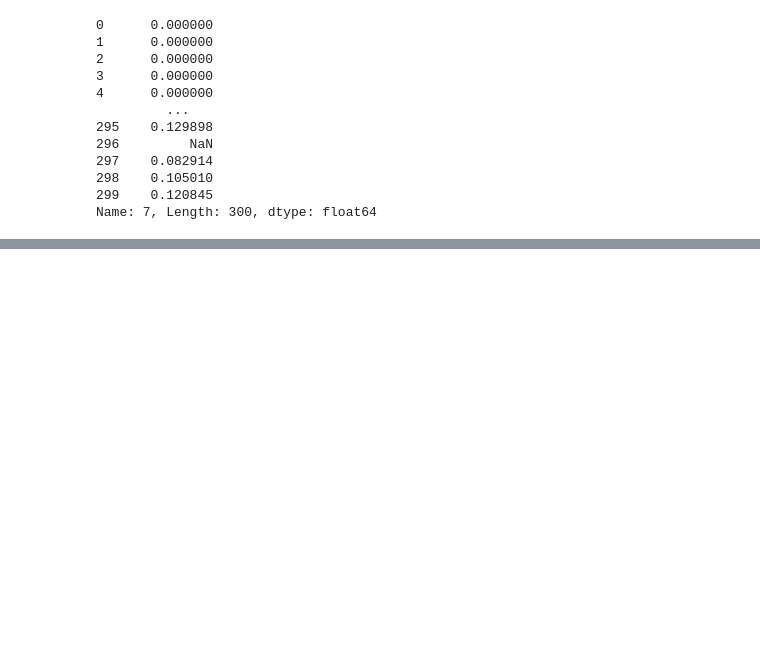
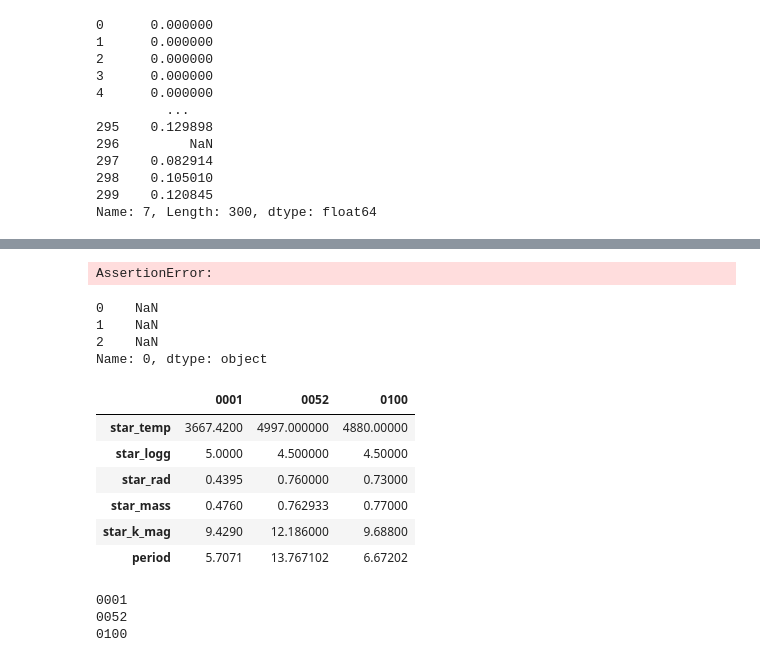
Before and after one commit to Wabinab/ariel_ml_2021, a Jupyter notebook: testing.ipynb, the cells around one changed output, grey strips where cells are left out. Cells and saved outputs as stored; diff of their text form; code cells hidden in the pictures; blank space fills up the shorter version.

```diff
--- a/utils/testing.ipynb
+++ b/testing.ipynb
@@ -54,3 +56,5 @@ sqrt_transform
 298    0.105010
 299    0.120845
 Name: 7, Length: 300, dtype: float64
+# %%
+df = call_class.read_noisy_extra_param()
@@ -56,0 +75,24 @@ Name: 7, Length: 300, dtype: float64
+# %%
+assert True in test
+# %% [output]
+AssertionError:
+# %%
+col_groups = df.columns.str.extract('(.+)Orig_[x|y]')[0]
+col_groups
+# %% [output]
+0    NaN
+1    NaN
+2    NaN
+Name: 0, dtype: object
+# %%
+df1 = df.filter(like='_').groupby(lambda x: x.split('_')[0], axis=1).sum()
+# %%
+df1
+# %% [output]
+|  | 0001 | 0052 | 0100 |
+| star_temp | 3667.4200 | 4997.000000 | 4880.00000 |
+| star_logg | 5.0000 | 4.500000 | 4.50000 |
+| star_rad | 0.4395 | 0.760000 | 0.73000 |
+| star_mass | 0.4760 | 0.762933 | 0.77000 |
+| star_k_mag | 9.4290 | 12.186000 | 9.68800 |
+| period | 5.7071 | 13.767102 | 6.67202 |
@@ -56,0 +101,7 @@ Name: 7, Length: 300, dtype: float64
+# %%
+for i in df1.keys():
+    print(i)
+# %% [output]
+0001
+0052
+0100
```
Also changed, not shown: parts of 6 cells of this notebook, 12 other files.
